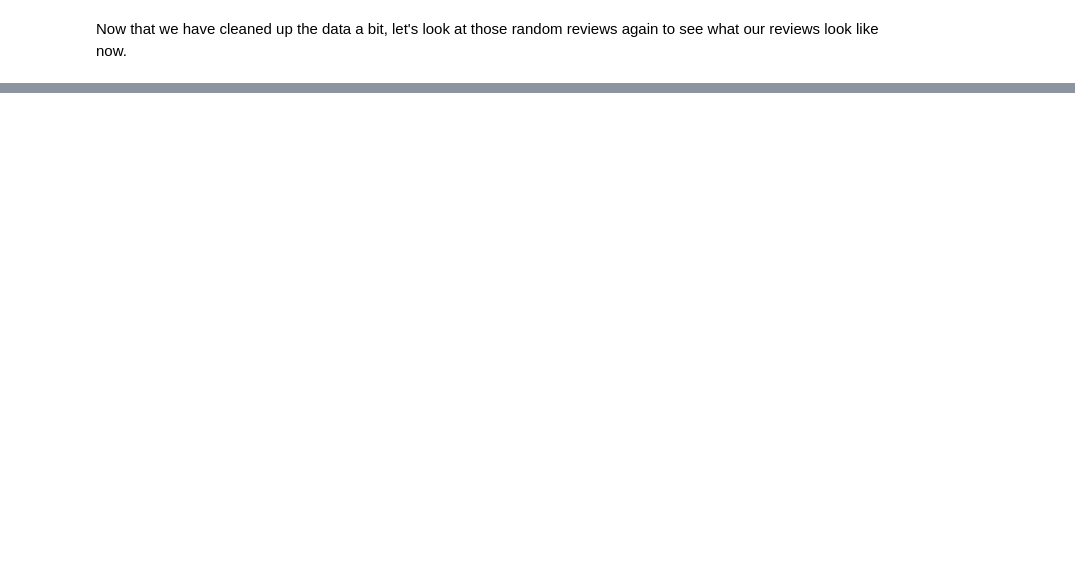
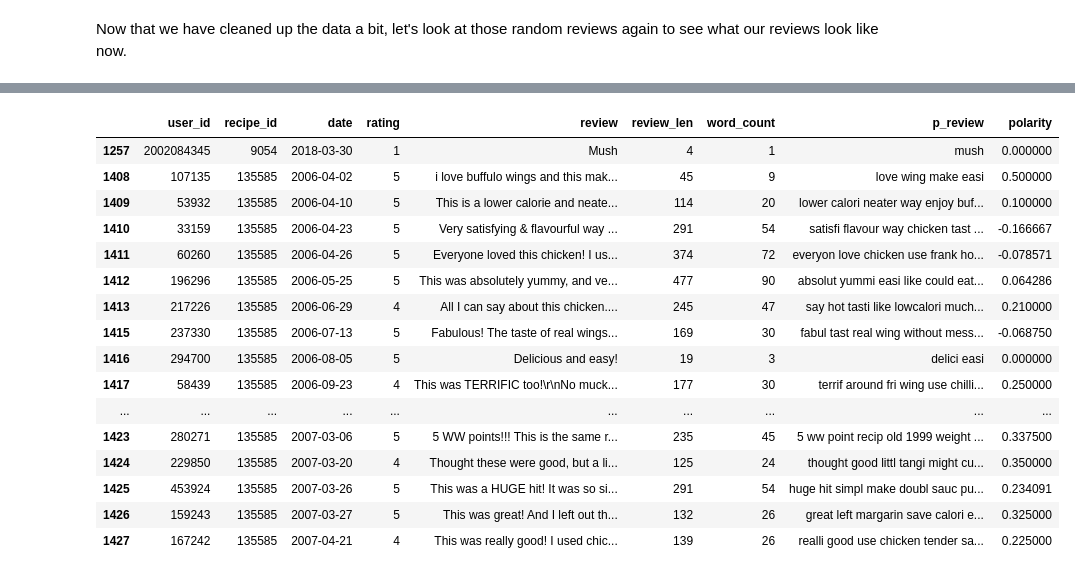
Before and after one commit to chillyssa/NLP-with-Deep-Learning-Project, a Jupyter notebook: project_part1.ipynb, the cells around one changed output, grey strips where cells are left out. Drawn from its saved outputs; the diff is of its cells as text; code cells hidden in the pictures; blank space fills up the shorter version.

```diff
--- a/project_part1.ipynb
+++ b/project_part1.ipynb
@@ -167,0 +184,10 @@ df.iloc[[3,32,654,7000,18000]]
+# %%
+# Removing stop words
+import nltk
+nltk.download('stopwords')
+from nltk.corpus import stopwords
+
+stop = stopwords.words('english')
+
+df['p_review'] = df['p_review'].apply(lambda x: " ".join(x for x in x.split() if x not in stop))
+df.head()
@@ -167,0 +236,23 @@ df.iloc[[3,32,654,7000,18000]]
+# %%
+from textblob import TextBlob
+df['polarity'] = df['p_review'].map(lambda text: TextBlob(text).sentiment.polarity)
+
+df.head(20)
+# %% [output]
+|  | user_id | recipe_id | date | rating | review | review_len | word_count | p_review | polarity |
+| 1257 | 2002084345 | 9054 | 2018-03-30 | 1 | Mush | 4 | 1 | mush | 0.000000 |
+| 1408 | 107135 | 135585 | 2006-04-02 | 5 | i love buffulo wings and this mak... | 45 | 9 | love wing make easi | 0.500000 |
+| 1409 | 53932 | 135585 | 2006-04-10 | 5 | This is a lower calorie and neate... | 114 | 20 | lower calori neater way enjoy buf... | 0.100000 |
+| 1410 | 33159 | 135585 | 2006-04-23 | 5 | Very satisfying & flavourful way ... | 291 | 54 | satisfi flavour way chicken tast ... | -0.166667 |
+| 1411 | 60260 | 135585 | 2006-04-26 | 5 | Everyone loved this chicken! I us... | 374 | 72 | everyon love chicken use frank ho... | -0.078571 |
+| 1412 | 196296 | 135585 | 2006-05-25 | 5 | This was absolutely yummy, and ve... | 477 | 90 | absolut yummi easi like could eat... | 0.064286 |
+| 1413 | 217226 | 135585 | 2006-06-29 | 4 | All I can say about this chicken.... | 245 | 47 | say hot tasti like lowcalori much... | 0.210000 |
+| 1415 | 237330 | 135585 | 2006-07-13 | 5 | Fabulous! The taste of real wings... | 169 | 30 | fabul tast real wing without mess... | -0.068750 |
+| 1416 | 294700 | 135585 | 2006-08-05 | 5 | Delicious and easy! | 19 | 3 | delici easi | 0.000000 |
+| 1417 | 58439 | 135585 | 2006-09-23 | 4 | This was TERRIFIC too!\r\nNo muck... | 177 | 30 | terrif around fri wing use chilli... | 0.250000 |
+| ... | ... | ... | ... | ... | ... | ... | ... | ... | ... |
+| 1423 | 280271 | 135585 | 2007-03-06 | 5 | 5 WW points!!! This is the same r... | 235 | 45 | 5 ww point recip old 1999 weight ... | 0.337500 |
+| 1424 | 229850 | 135585 | 2007-03-20 | 4 | Thought these were good, but a li... | 125 | 24 | thought good littl tangi might cu... | 0.350000 |
+| 1425 | 453924 | 135585 | 2007-03-26 | 5 | This was a HUGE hit! It was so si... | 291 | 54 | huge hit simpl make doubl sauc pu... | 0.234091 |
+| 1426 | 159243 | 135585 | 2007-03-27 | 5 | This was great! And I left out th... | 132 | 26 | great left margarin save calori e... | 0.325000 |
+| 1427 | 167242 | 135585 | 2007-04-21 | 4 | This was really good! I used chic... | 139 | 26 | realli good use chicken tender sa... | 0.225000 |
```
Also changed, not shown: parts of 25 cells of this notebook.
